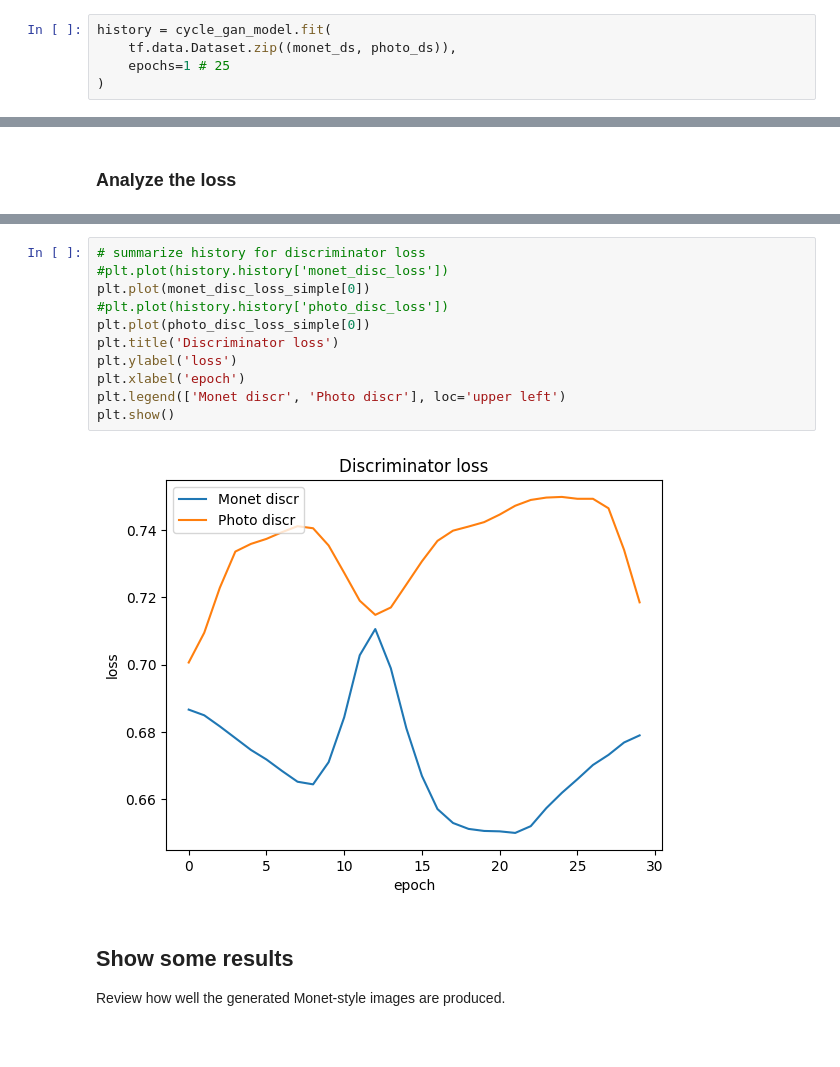
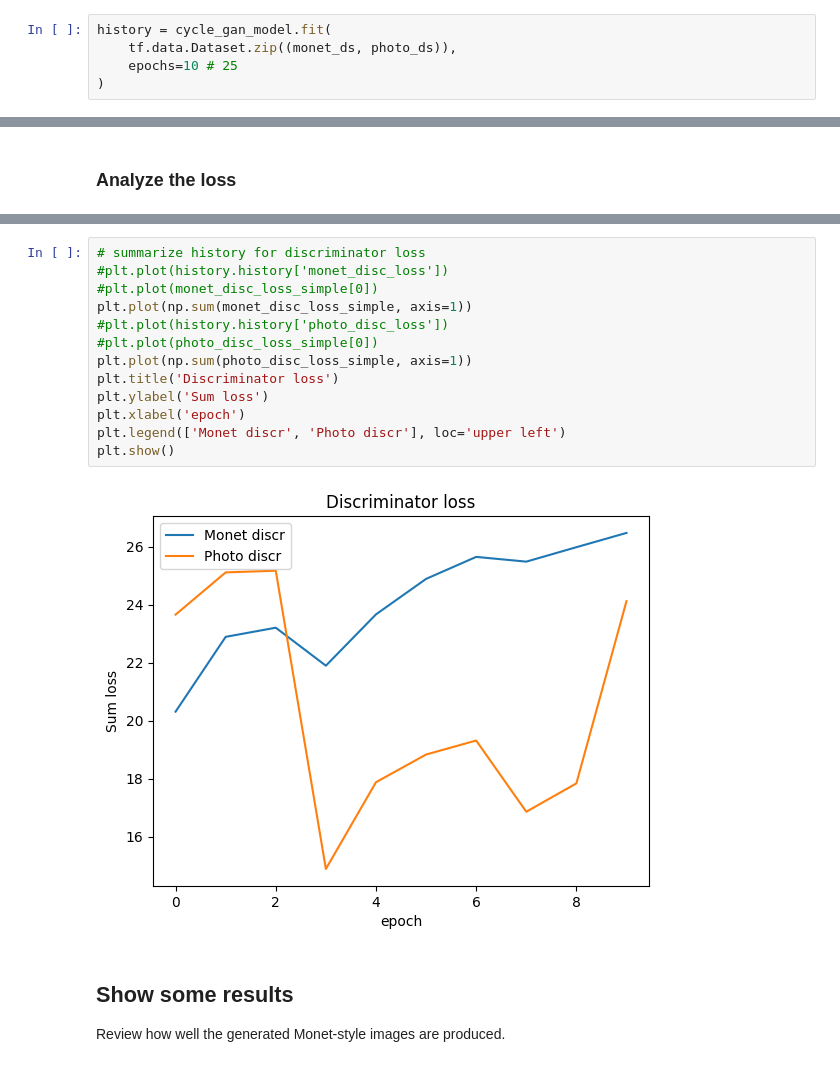
Before and after one commit to aminteer/generative_-adversarial_networks, a Jupyter notebook: monet_gan_image_generator.ipynb, the cells around one changed output, grey strips where cells are left out. Saved outputs shown, nothing was run; the diff lists cells and outputs as text.

```diff
--- a/monet_gan_image_generator.ipynb
+++ b/monet_gan_image_generator.ipynb
@@ -558,6 +554,6 @@ with strategy.scope():
 # %%
 history = cycle_gan_model.fit(
     tf.data.Dataset.zip((monet_ds, photo_ds)),
-    epochs=1 # 25
+    epochs=10 # 25
 )
 # %% [output]
@@ -621,16 +633,18 @@ plt.show()
 # %%
 # summarize history for discriminator loss
 #plt.plot(history.history['monet_disc_loss'])
-plt.plot(monet_disc_loss_simple[0])
+#plt.plot(monet_disc_loss_simple[0])
+plt.plot(np.sum(monet_disc_loss_simple, axis=1))
 #plt.plot(history.history['photo_disc_loss'])
-plt.plot(photo_disc_loss_simple[0])
+#plt.plot(photo_disc_loss_simple[0])
+plt.plot(np.sum(photo_disc_loss_simple, axis=1))
 plt.title('Discriminator loss')
-plt.ylabel('loss')
+plt.ylabel('Sum loss')
 plt.xlabel('epoch')
 plt.legend(['Monet discr', 'Photo discr'], loc='upper left')
 plt.show()
 # %% [output]
-[figure, old version]
+[figure, new version]
 # %% [markdown]
 ## Show some results
 Review how well the generated Monet-style images are produced.
```
Also changed, not shown: parts of 12 cells of this notebook.
